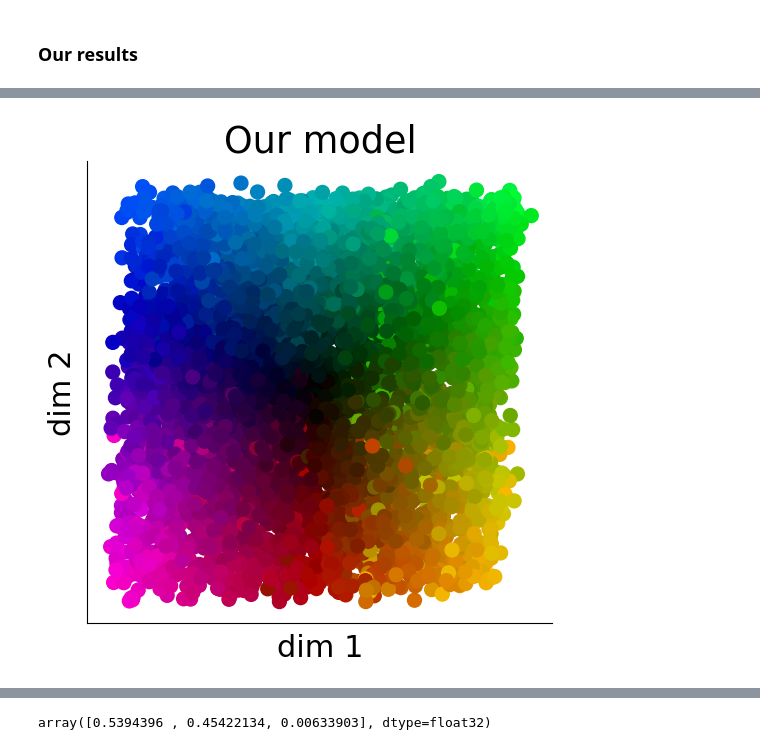
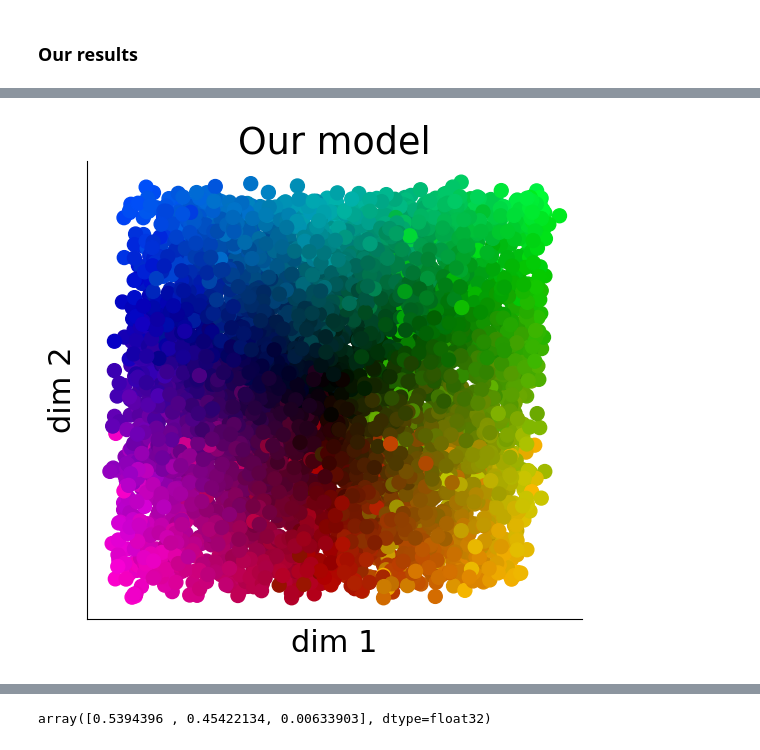
Before and after one commit to abhi-iyer/velocity_extraction, a Jupyter notebook: main/analysis_bird2d.ipynb, the cells around one changed output, grey strips where cells are left out. Saved outputs shown, nothing was run; the diff lists cells and outputs as text; code cells hidden in the pictures.

```diff
--- a/main/analysis_bird2d.ipynb
+++ b/main/analysis_bird2d.ipynb
@@ -113,8 +116,8 @@ for model_code in EXP_CODES[config_name]:
         config,
         gt_velocities,
         transformed_pred_velocities,
-        base_grid_period=0.3,
-        resample_every=20,
+        base_grid_period=0.2,
+        resample_every=10,
     )
     plt.close(fig)
     plt.ion()
@@ -130,23 +131,26 @@ firing_rates_ours[1]
 # %%
 fig = plt.figure(figsize=(6, 6))
 
 ax = plt.gca()
 
 
 ax.scatter(*pred_velocities_ours[3].T, c=colors, s=100)
 
 ax.set_xlabel('dim 1')
 ax.set_ylabel('dim 2')
 ax.set_title('Our model')
 
 ax.xaxis.set_tick_params(labelbottom=False)
 ax.yaxis.set_tick_params(labelleft=False)
 ax.set_xticks([])
 ax.set_yticks([])
 ax.spines['top'].set_visible(False)
 ax.spines['right'].set_visible(False)
+
+plt.tight_layout()
+plt.savefig('./figures/bird2d_ours.png')
 # %% [output]
-[figure, old version]
+[figure, new version]
 # %%
 config_name = 'bird2d_3dim'
 config = deepcopy(CONFIGS[config_name])
```
Also changed, not shown: parts of 22 cells of this notebook, 4 other files.
